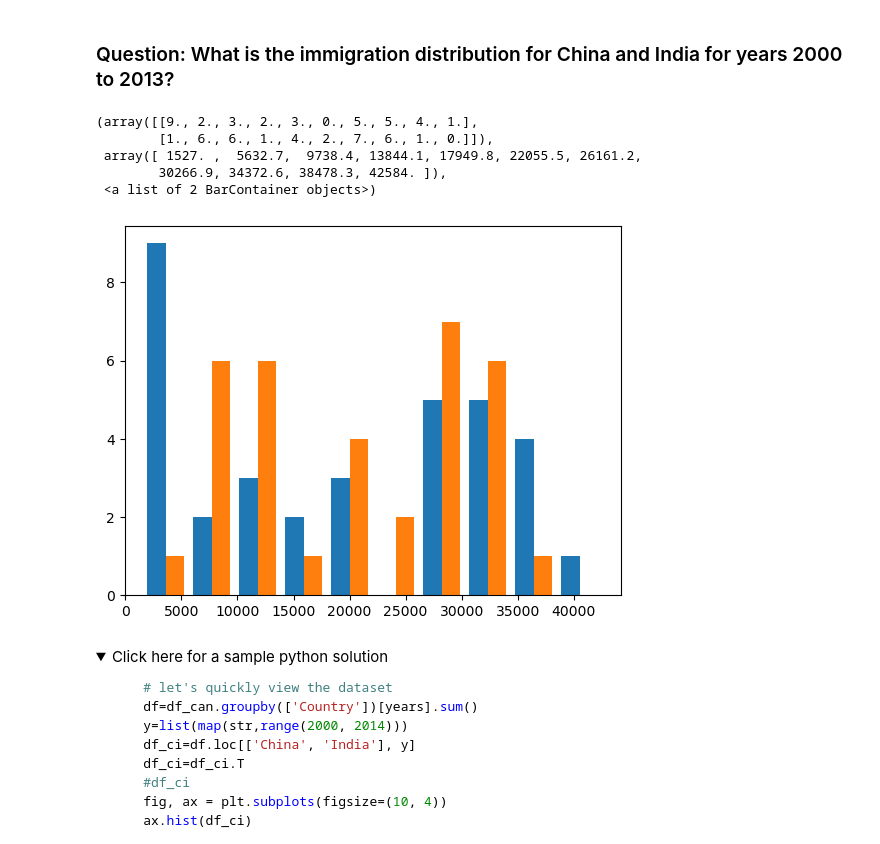
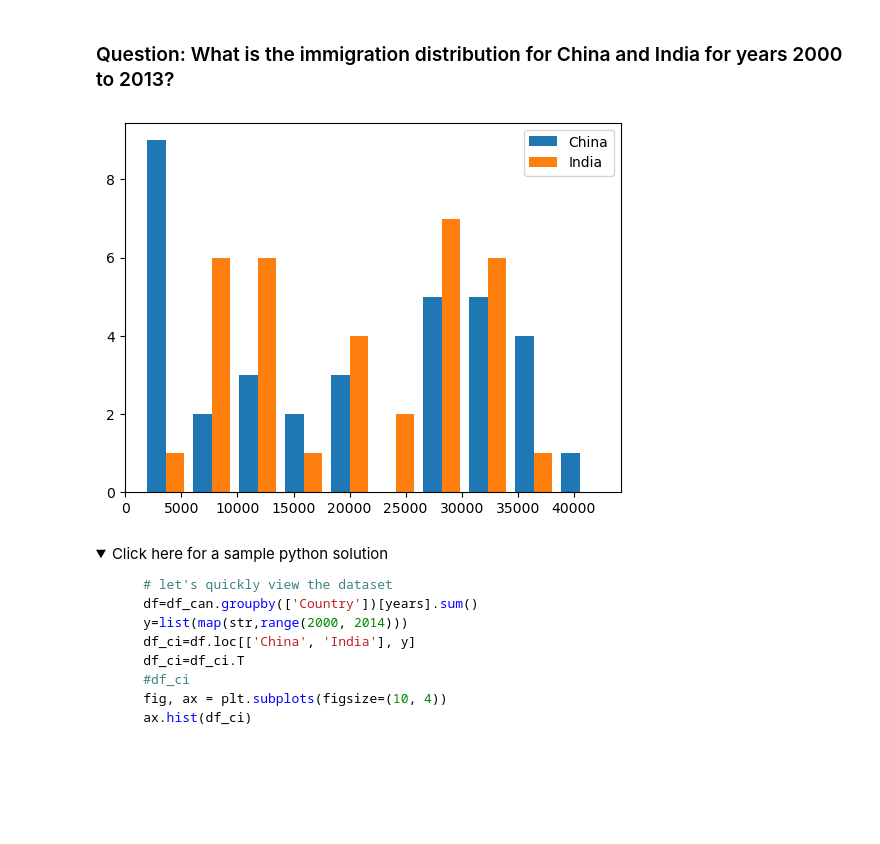
Before and after one commit to dompez/Coursera-Data-Visualization-with-Python, a Jupyter notebook: 5)Exercise-Plotting-directly-with-Matplotlib.jupyterlite.ipynb, the cells around one changed output. Drawn from its saved outputs; the diff is of its cells as text; code cells hidden in the pictures; folded sections open; blank space fills up the shorter version.

```diff
--- a/5)Exercise-Plotting-directly-with-Matplotlib.jupyterlite.ipynb
+++ b/5)Exercise-Plotting-directly-with-Matplotlib.jupyterlite.ipynb
@@ -556,17 +545,14 @@ plt.show()
 # %%
 df_CI = df_can.loc[['China', 'India'], years].transpose()
 
 figure, ax = plt.subplots()
 
 ax.hist(df_CI)
-ax.legend()
+ax.legend(['China','India'])
+
+plt.show()
 # %% [output]
-(array([[9., 2., 3., 2., 3., 0., 5., 5., 4., 1.],
-        [1., 6., 6., 1., 4., 2., 7., 6., 1., 0.]]),
- array([ 1527. ,  5632.7,  9738.4, 13844.1, 17949.8, 22055.5, 26161.2,
-        30266.9, 34372.6, 38478.3, 42584. ]),
- <a list of 2 BarContainer objects>)
-[figure, old version]
+[figure, new version]
 # %% [markdown]
 <details><summary>Click here for a sample python solution</summary>
 
```
Also changed, not shown: parts of 1 cell of this notebook.
